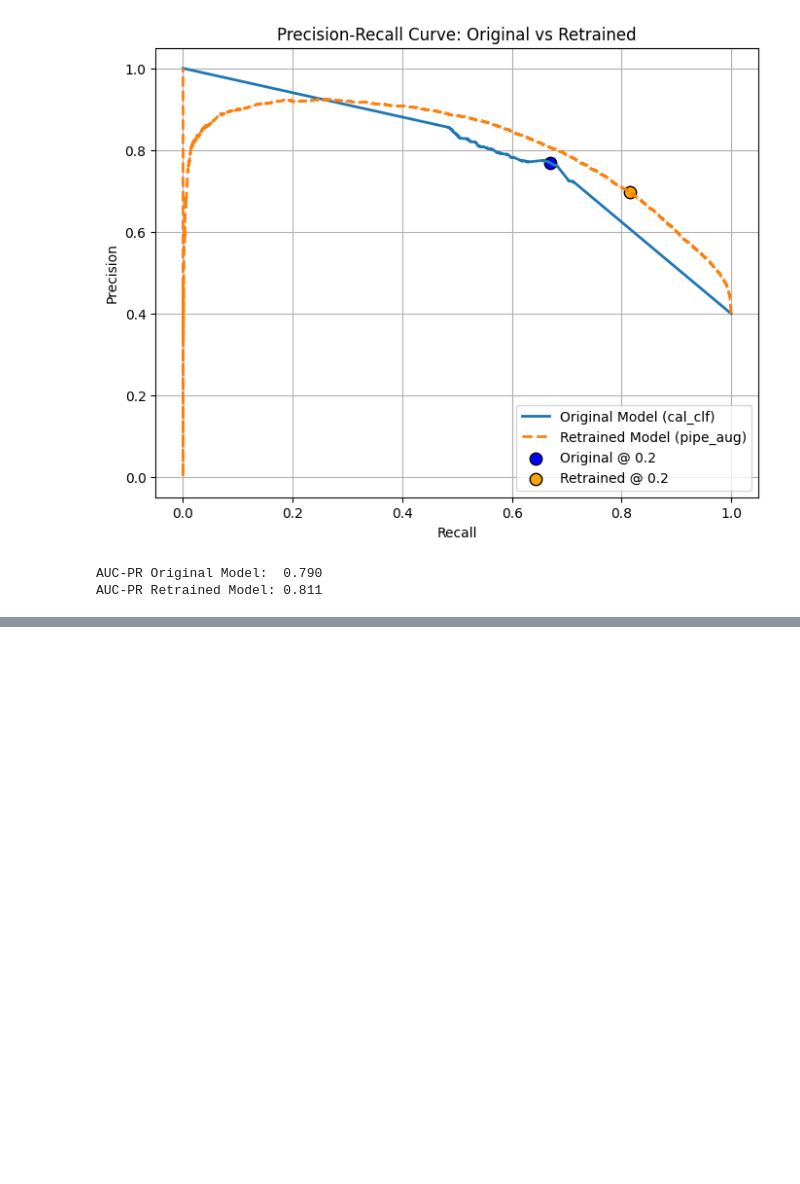
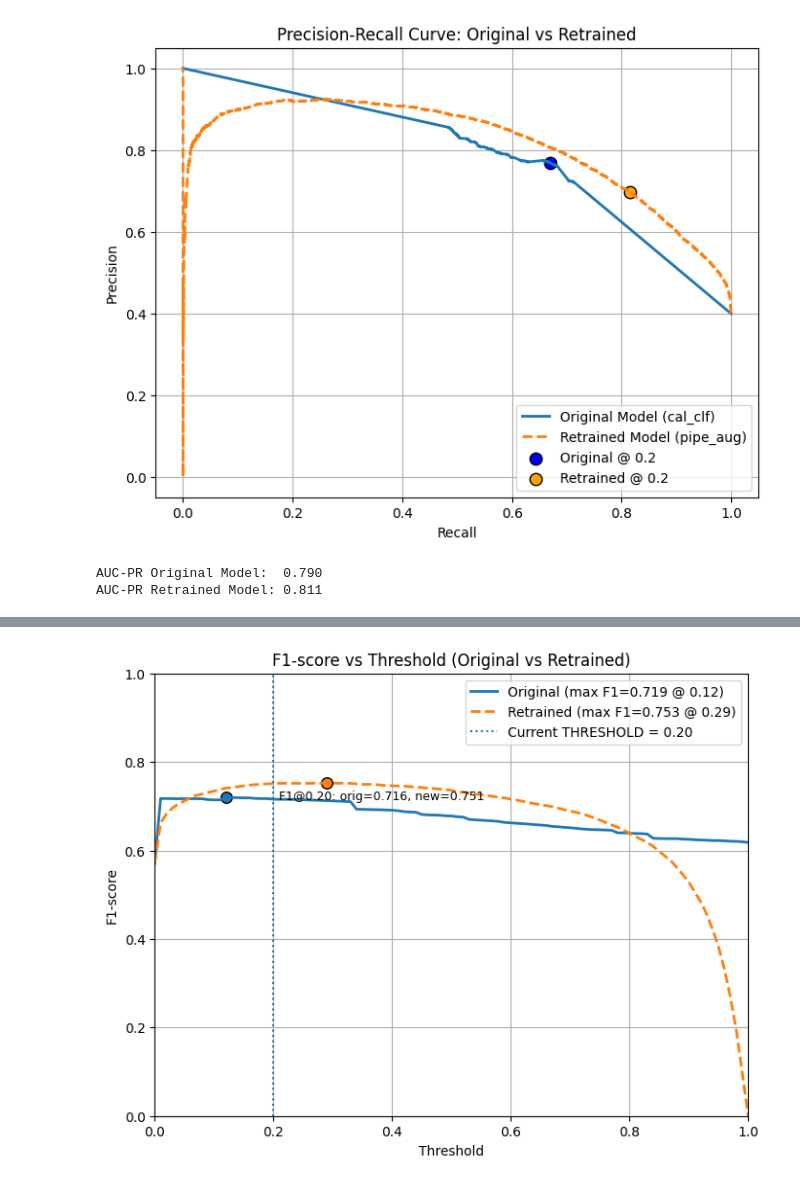
Before and after one commit to melodychengtc/ai-bias-project, a Jupyter notebook: ai-essay-detection.ipynb, the cells around one changed output, grey strips where cells are left out. Saved outputs shown, nothing was run; the diff lists cells and outputs as text; code cells hidden in the pictures; blank space fills up the shorter version.

Commit message:
plot f1 against threshold graph

```diff
--- a/ai-essay-detection.ipynb
+++ b/ai-essay-detection.ipynb
@@ -1954,0 +1957,81 @@ AUC-PR Retrained Model: 0.811
+# %%
+import numpy as np
+import matplotlib.pyplot as plt
+from sklearn.metrics import precision_score, recall_score, f1_score
+
+# Assumes you already have:
+# - cal_clf (original model), pipe_aug (retrained model)
+# - X_unseen, y_unseen
+# - THRESHOLD (your current chosen threshold, e.g., 0.20)
+
+def f1_curve(model, X, y, thresholds):
+    f1s, precisions, recalls = [], [], []
+    probs = model.predict_proba(X)[:, 1]
+    for t in thresholds:
+        preds = (probs >= t).astype(int)
+        precisions.append(precision_score(y, preds, zero_division=0))
+        recalls.append(recall_score(y, preds, zero_division=0))
+        f1s.append(f1_score(y, preds, zero_division=0))
+    return np.array(f1s), np.array(precisions), np.array(recalls)
+
+thresholds = np.linspace(0.00, 1.00, 101)
+
+# Curves for both models
+f1_orig, p_orig, r_orig = f1_curve(cal_clf, X_unseen, y_unseen, thresholds)
+f1_new,  p_new,  r_new  = f1_curve(pipe_aug, X_unseen, y_unseen, thresholds)
+
+# Best points
+best_idx_orig = int(np.argmax(f1_orig))
+best_t_orig   = float(thresholds[best_idx_orig])
+best_f1_orig  = float(f1_orig[best_idx_orig])
+best_p_orig   = float(p_orig[best_idx_orig])
+best_r_orig   = float(r_orig[best_idx_orig])
+
+best_idx_new = int(np.argmax(f1_new))
+best_t_new   = float(thresholds[best_idx_new])
+best_f1_new  = float(f1_new[best_idx_new])
+best_p_new   = float(p_new[best_idx_new])
+best_r_new   = float(r_new[best_idx_new])
+
+# Plot
+plt.figure(figsize=(8,6))
+plt.plot(thresholds, f1_orig, label=f"Original (max F1={best_f1_orig:.3f} @ {best_t_orig:.2f})", lw=2)
+plt.plot(thresholds, f1_new,  label=f"Retrained (max F1={best_f1_new:.3f} @ {best_t_new:.2f})", lw=2, linestyle="--")
+
+# Mark best points
+plt.scatter([best_t_orig], [best_f1_orig], s=70, edgecolor="k")
+plt.scatter([best_t_new],  [best_f1_new],  s=70, edgecolor="k")
+
+# Mark your current threshold
+# (Optional) compute F1 at your chosen THRESHOLD for annotation
+def f1_at(model, X, y, thr):
+    preds = (model.predict_proba(X)[:,1] >= thr).astype(int)
+    return f1_score(y, preds, zero_division=0)
+
+f1_at_orig = f1_at(cal_clf, X_unseen, y_unseen, THRESHOLD)
+f1_at_new  = f1_at(pipe_aug, X_unseen, y_unseen, THRESHOLD)
+
+plt.axvline(THRESHOLD, linestyle=":", label=f"Current THRESHOLD = {THRESHOLD:.2f}")
+plt.text(THRESHOLD+0.01, max(f1_orig.max(), f1_new.max())*0.95,
+         f"F1@{THRESHOLD:.2f}: orig={f1_at_orig:.3f}, new={f1_at_new:.3f}",
+         fontsize=9)
+
+plt.ylim(0, 1.0)
+plt.xlim(0, 1.0)
+plt.xlabel("Threshold")
+plt.ylabel("F1-score")
+plt.title("F1-score vs Threshold (Original vs Retrained)")
+plt.legend()
+plt.grid(True)
+plt.show()
+
+# Print numeric summaries
+print("=== Best F1 (by threshold sweep) ===")
+print(f"Original:  F1={best_f1_orig:.3f} at threshold {best_t_orig:.2f} (P={best_p_orig:.3f}, R={best_r_orig:.3f})")
+print(f"Retrained: F1={best_f1_new:.3f} at threshold {best_t_new:.2f} (P={best_p_new:.3f}, R={best_r_new:.3f})")
+
+print("\n=== F1 at your current threshold ===")
+print(f"Original @ {THRESHOLD:.2f}:  F1={f1_at_orig:.3f}")
+print(f"Retrained @ {THRESHOLD:.2f}: F1={f1_at_new:.3f}")
+# %% [output]
+[figure, added]
```
Also changed, not shown: parts of 2 cells of this notebook.
